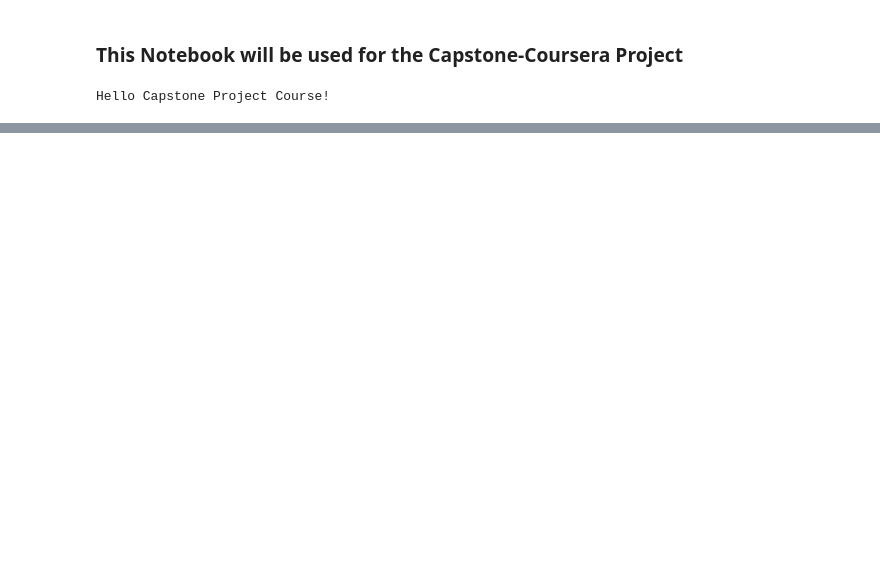
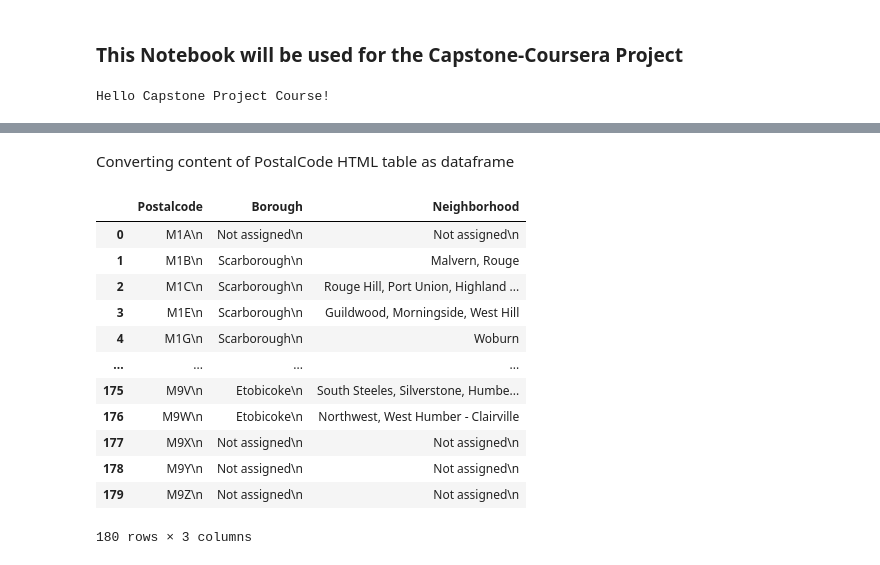
Before and after one commit to ENJ007/Coursera-Capstone, a Jupyter notebook: Capstone Project.ipynb, the cells around one changed output, grey strips where cells are left out. Drawn from its saved outputs; the diff is of its cells as text; code cells hidden in the pictures; blank space fills up the shorter version.

```diff
--- a/Capstone Project.ipynb
+++ b/Capstone Project.ipynb
@@ -9,0 +25,4 @@ Hello Capstone Project Course!
+# %%
+url = "https://en.wikipedia.org/wiki/List_of_postal_codes_of_Canada:_M"
+extracting_data = requests.get(url).text
+wiki_data = BeautifulSoup(extracting_data, 'lxml')
@@ -9,0 +49,52 @@ Hello Capstone Project Course!
+# %% [markdown]
+
+Converting content of PostalCode HTML table as dataframe
+# %%
+column_names = ['Postalcode','Borough','Neighborhood']
+toronto = pd.DataFrame(columns = column_names)
+
+content = wiki_data.find('div', class_='mw-parser-output')
+table = content.table.tbody
+postcode = 0
+borough = 0
+neighborhood = 0
+
+for tr in table.find_all('tr'):
+    i = 0
+    for td in tr.find_all('td'):
+        if i == 0:
+            postcode = td.text
+            i = i + 1
+        elif i == 1:
+            borough = td.text
+            i = i + 1
+        elif i == 2:
+            neighborhood = td.text.strip('\n').replace(']','')
+    toronto = toronto.append({'Postalcode': postcode,'Borough': borough,'Neighborhood': neighborhood},ignore_index=True)
+# %%
+# clean dataframe
+toronto = toronto[toronto.Borough!='Not assigned']
+toronto = toronto[toronto.Borough!= 0]
+toronto.reset_index(drop = True, inplace = True)
+i = 0
+for i in range(0,toronto.shape[0]):
+    if toronto.iloc[i][2] == 'Not assigned':
+        toronto.iloc[i][2] = toronto.iloc[i][1]
+        i = i+1
+# %%
+df = toronto.groupby(['Postalcode','Borough'])['Neighborhood'].apply(', '.join).reset_index()
+df
+# %% [output]
+|  | Postalcode | Borough | Neighborhood |
+| 0 | M1A\n | Not assigned\n | Not assigned\n |
+| 1 | M1B\n | Scarborough\n | Malvern, Rouge |
+| 2 | M1C\n | Scarborough\n | Rouge Hill, Port Union, Highland ... |
+| 3 | M1E\n | Scarborough\n | Guildwood, Morningside, West Hill |
+| 4 | M1G\n | Scarborough\n | Woburn |
+| ... | ... | ... | ... |
+| 175 | M9V\n | Etobicoke\n | South Steeles, Silverstone, Humbe... |
+| 176 | M9W\n | Etobicoke\n | Northwest, West Humber - Clairville |
+| 177 | M9X\n | Not assigned\n | Not assigned\n |
+| 178 | M9Y\n | Not assigned\n | Not assigned\n |
+| 179 | M9Z\n | Not assigned\n | Not assigned\n |
+180 rows × 3 columns
```
Also changed, not shown: parts of 11 cells of this notebook.
